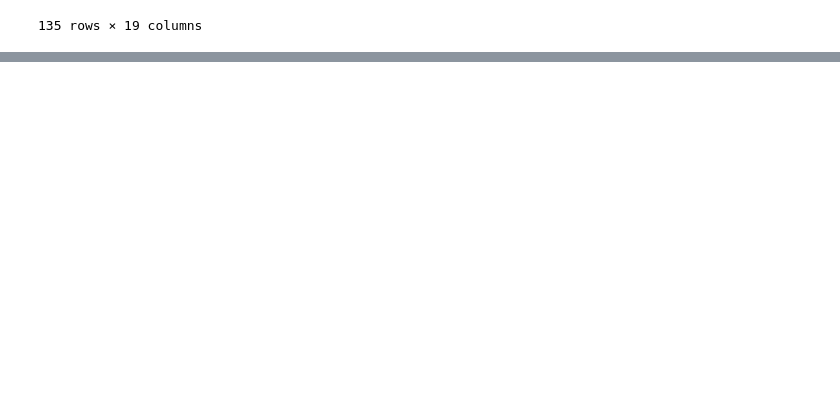
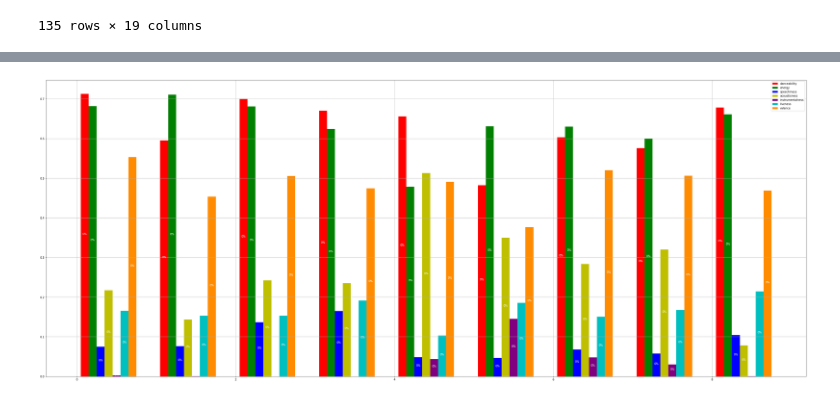
Before and after one commit to nawdah/project-1, a Jupyter notebook: Spotify Analysis.ipynb, the cells around one changed output, grey strips where cells are left out. Cells and saved outputs as stored; diff of their text form; code cells hidden in the pictures; blank space fills up the shorter version.

```diff
--- a/Spotify Analysis.ipynb
+++ b/Spotify Analysis.ipynb
@@ -118,3 +118,9 @@ merge_df
 | 133 | Hong Kong | everything i wanted | Billie Eilish | everything i wanted - Single | Alternative | 4 | Spotify | 3ZCTVFBt2Brf31RLEnCkWJ | 0.704 | 0.225 | ... |
 | 134 | Hong Kong | Dance Monkey | Tones and I | The Kids Are Coming - EP | Alternative | 5 | Spotify | 2XU0oxnq2qxCpomAAuJY8K | 0.824 | 0.588 | ... |
 135 rows × 19 columns
+# %%
+country_df = merge_df.groupby(["Country"])
+mean_value = country_df.mean()
+country_mean = mean_value.reset_index()
+
+country_mean
@@ -120,0 +138,30 @@ merge_df
+# %%
+x_axis = np.arange(len(country_mean))
+tick_locations = [value for value in x_axis]
+fig,ax=plt.subplots(figsize=(50,20))
+
+bar_1=plt.bar(x_axis+0.10, country_mean["danceability"], label="danceability", color='r', width=0.10)
+bar_2=plt.bar(x_axis+0.20, country_mean["energy"],label="energy", color='g', width=0.10)
+bar_3=plt.bar(x_axis+0.30, country_mean["speechiness"], label="speechiness",color='b', width=0.10)
+bar_4=plt.bar(x_axis+0.40, country_mean["acousticness"], label="acousticness", color='y', width=0.10)
+bar_5=plt.bar(x_axis+0.50, country_mean["instrumentalness"], label="instrumentalness",color='purple', width=0.10)
+bar_6=plt.bar(x_axis+0.60, country_mean["liveness"],label="liveness", color='c', width=0.10)
+bar_7=plt.bar(x_axis+0.70, country_mean["valence"],label="valence",  color='darkorange', width=0.10)
+
+plt.legend()
+plt.grid()
+
+def autolabel(rects):
+    for rect in rects:
+        height = rect.get_height()
+        ax.text(rect.get_x() + rect.get_width()/2,.5*height,"%d" %int(height)+ "%",ha="center",va="bottom",color="white")
+
+autolabel(bar_1)
+autolabel(bar_2)
+autolabel(bar_3)
+autolabel(bar_4)
+autolabel(bar_5)
+autolabel(bar_6)
+autolabel(bar_7)
+# %% [output]
+[figure, added]
```
Also changed, not shown: parts of 3 cells of this notebook.
